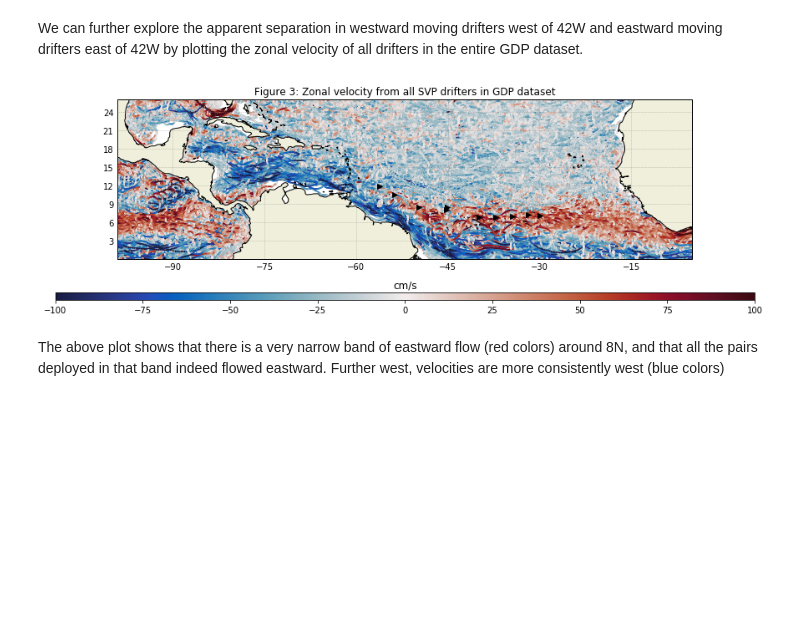
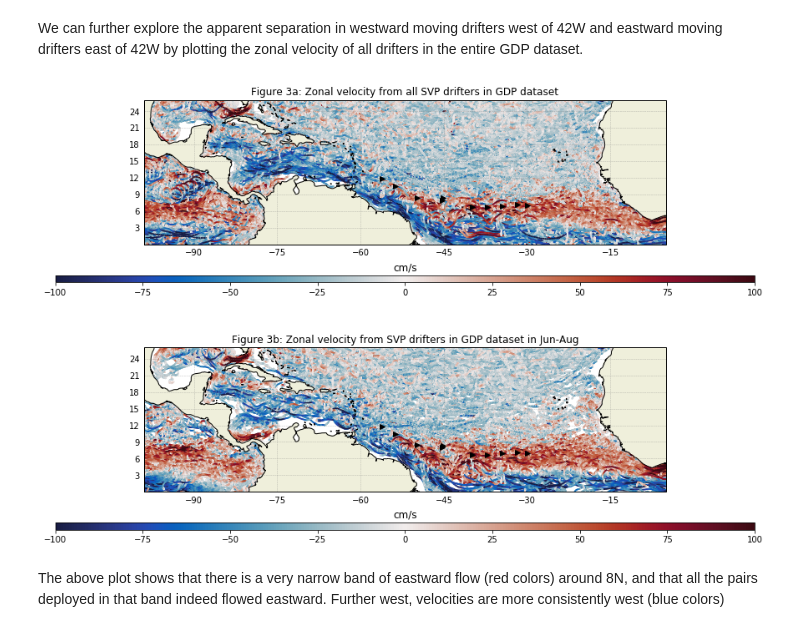
Before and after one commit to OceanParcels/Sargassum_Drifters, a Jupyter notebook: SargassumDrifterAnalysis.ipynb, the cells around one changed output. Drawn from its saved outputs; the diff is of its cells as text; code cells hidden in the pictures; blank space fills up the shorter version.

Commit message:
Adding panel for drifter velocities in Jun-Aug

```diff
--- a/SargassumDrifterAnalysis.ipynb
+++ b/SargassumDrifterAnalysis.ipynb
@@ -143,30 +143,39 @@ Note that 2 of the Stokes drifters have been reported by people finding them on
 # %% [markdown]
 We can further explore the apparent separation in westward moving drifters west of 42W and eastward moving drifters east of 42W by plotting the zonal velocity of all drifters in the entire GDP dataset.
 # %%
-pylab.rcParams['figure.figsize'] = (15, 5)
+pylab.rcParams['figure.figsize'] = (15, 10)
 
 projection = cartopy.crs.PlateCarree()
-fig, ax = plt.subplots(1, 1, subplot_kw={'projection': projection})
-ax.coastlines(resolution='50m')
-ax.add_feature(cartopy.feature.LAND)
+fig, ax = plt.subplots(2, 1, subplot_kw={'projection': projection})
+for i, ai in enumerate(ax):
+    ai.coastlines(resolution='50m')
+    ai.add_feature(cartopy.feature.LAND)
 
-for d in SVP_all.lons:
-    sc = ax.scatter(SVP_all.lons[d], SVP_all.lats[d], s=1, c=SVP_all.ve[d], cmap=cmocean.cm.balance, vmin=-100, vmax=100)
+    for d in SVP_all.lons:
+        if i == 0:
+            inds = [True] * len(SVP_all.dates[d])
+        elif i == 1:
+            inds = [6 <= k <= 8 for k in [j.month for j in SVP_all.dates[d]]]
+        if len(inds) > 0:
+            sc = ai.scatter(SVP_all.lons[d][inds], SVP_all.lats[d][inds], s=1, c=SVP_all.ve[d][inds], cmap=cmocean.cm.balance, vmin=-100, vmax=100)
 
-ax.plot([Stokes.launch_lons[s[0]] for s in Stokes.sets_all],
-        [Stokes.launch_lats[s[0]] for s in Stokes.sets_all], 'k>', zorder=10)
+    ai.plot([Stokes.launch_lons[s[0]] for s in Stokes.sets_all],
+            [Stokes.launch_lats[s[0]] for s in Stokes.sets_all], 'k>', zorder=10)
 
-gl = ax.gridlines(crs=cartopy.crs.PlateCarree(), draw_labels=True, linewidth=0.5,
-                  color='gray', alpha=0.5, linestyle='--')
-gl.xlabels_top = False
-gl.ylabels_right = False
-ax.set_extent([-99, -5, 0, 26], crs=cartopy.crs.PlateCarree())
-clb = plt.colorbar(sc, orientation="horizontal", aspect=100)
-clb.ax.set_title('cm/s')
-plt.title('Figure 3: Zonal velocity from all SVP drifters in GDP dataset')
+    gl = ai.gridlines(crs=cartopy.crs.PlateCarree(), draw_labels=True, linewidth=0.5,
+                      color='gray', alpha=0.5, linestyle='--')
+    gl.xlabels_top = False
+    gl.ylabels_right = False
+    ai.set_extent([-99, -5, 0, 26], crs=cartopy.crs.PlateCarree())
+    if i == 0:
+        ai.set_title('Figure 3a: Zonal velocity from all SVP drifters in GDP dataset')
+    elif i == 1:
+        ai.set_title('Figure 3b: Zonal velocity from SVP drifters in GDP dataset in Jun-Aug')
+    clb = plt.colorbar(sc, orientation="horizontal", aspect=100, ax=ai)
+    clb.ax.set_title('cm/s')
 plt.show()
 # %% [output]
-[figure, old version]
+[figure, new version]
 # %% [markdown]
 The above plot shows that there is a very narrow band of eastward flow (red colors) around 8N, and that all the pairs deployed in that band indeed flowed eastward. Further west, velocities are more consistently west (blue colors)
 # %% [markdown]
```
